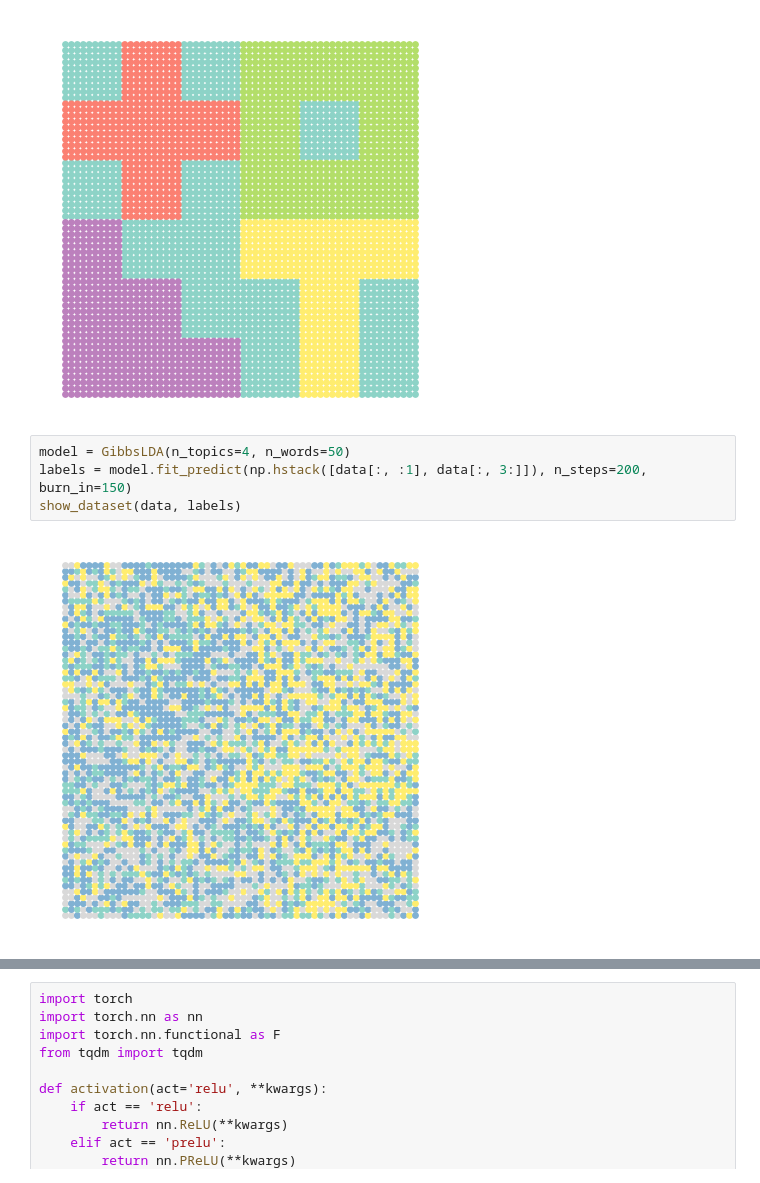
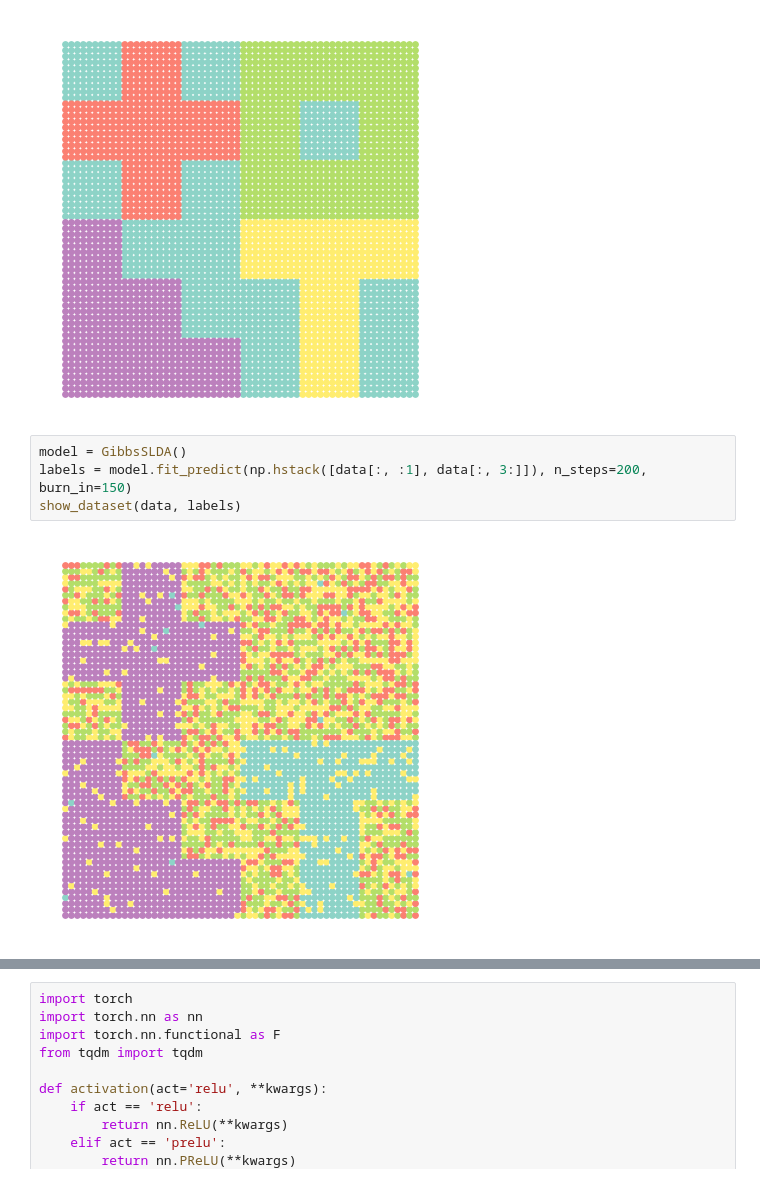
Before and after one commit to craigfouts/asterism, a Jupyter notebook: notebooks/demo.ipynb, the cells around one changed output, grey strips where cells are left out. Cells and saved outputs as stored; diff of their text form.

Commit message:
Updated SLDA implementation to match LDA implementation format

```diff
--- a/notebooks/demo.ipynb
+++ b/notebooks/demo.ipynb
@@ -14,11 +14,11 @@ show_dataset(data, labels)
 # %% [output]
 [figure]
 # %%
-model = GibbsLDA(n_topics=4, n_words=50)
+model = GibbsSLDA()
 labels = model.fit_predict(np.hstack([data[:, :1], data[:, 3:]]), n_steps=200, burn_in=150)
 show_dataset(data, labels)
 # %% [output]
-[figure, old version]
+[figure, new version]
 # %%
 x = np.arange(len(model.likelihood_log))
 plt.plot(x, model.likelihood_log)
```
Also changed, not shown: parts of 2 cells of this notebook, 2 other files.
